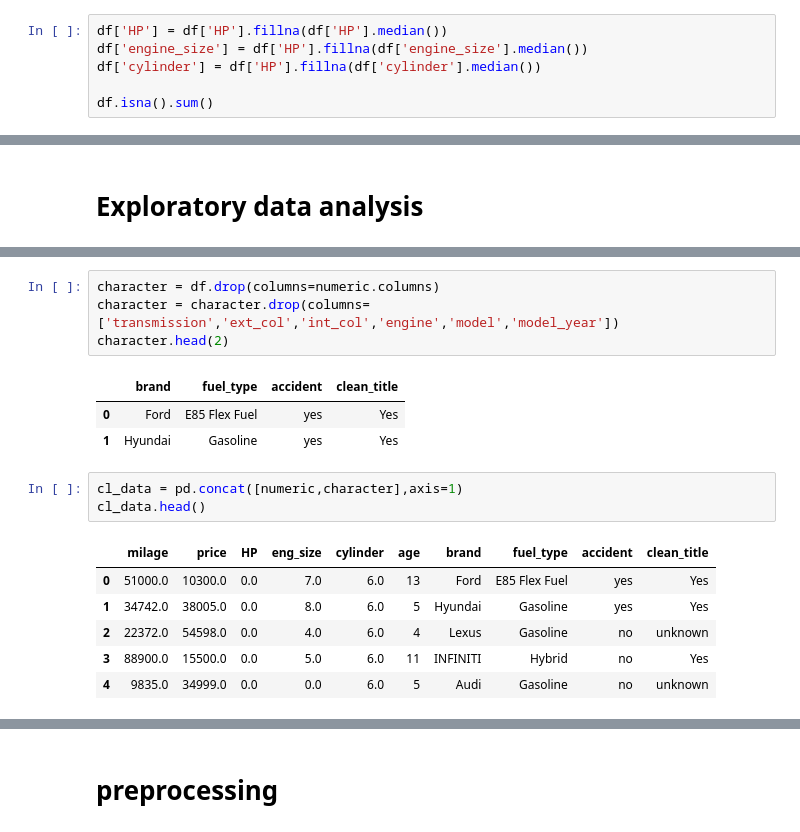
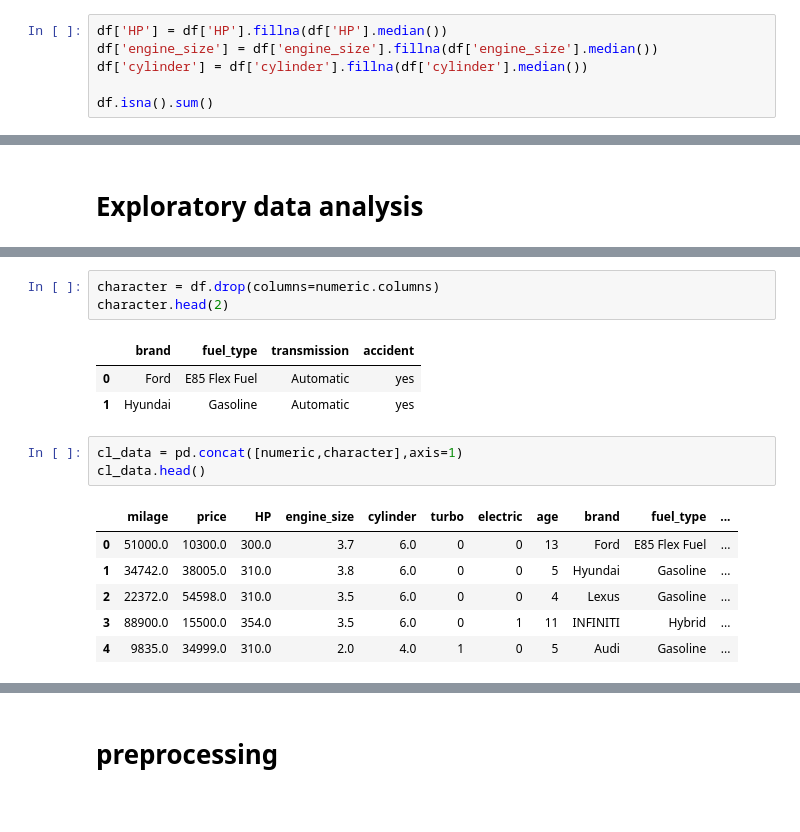
Before and after one commit to Yogesh-BCA-Ds/ML-Small-Projects_1, a Jupyter notebook: regression/Cars.ipynb, the cells around one changed output, grey strips where cells are left out. Cells and saved outputs as stored; diff of their text form.

```diff
--- a/regression/Cars.ipynb
+++ b/regression/Cars.ipynb
@@ -389,8 +385,8 @@ electric         0
 dtype: int64
 # %%
 df['HP'] = df['HP'].fillna(df['HP'].median())
-df['engine_size'] = df['HP'].fillna(df['engine_size'].median())
-df['cylinder'] = df['HP'].fillna(df['cylinder'].median())
+df['engine_size'] = df['engine_size'].fillna(df['engine_size'].median())
+df['cylinder'] = df['cylinder'].fillna(df['cylinder'].median())
 
 df.isna().sum()
 # %% [output]
@@ -483,18 +468,17 @@ numeric.describe(include='all')
 # %%
 character = df.drop(columns=numeric.columns)
-character = character.drop(columns=['transmission','ext_col','int_col','engine','model','model_year'])
 character.head(2)
 # %% [output]
-|  | brand | fuel_type | accident | clean_title |
-| 0 | Ford | E85 Flex Fuel | yes | Yes |
-| 1 | Hyundai | Gasoline | yes | Yes |
+|  | brand | fuel_type | transmission | accident |
+| 0 | Ford | E85 Flex Fuel | Automatic | yes |
+| 1 | Hyundai | Gasoline | Automatic | yes |
 # %%
 cl_data = pd.concat([numeric,character],axis=1)
 cl_data.head()
 # %% [output]
-|  | milage | price | HP | eng_size | cylinder | age | brand | fuel_type | accident | clean_title |
-| 0 | 51000.0 | 10300.0 | 0.0 | 7.0 | 6.0 | 13 | Ford | E85 Flex Fuel | yes | Yes |
-| 1 | 34742.0 | 38005.0 | 0.0 | 8.0 | 6.0 | 5 | Hyundai | Gasoline | yes | Yes |
-| 2 | 22372.0 | 54598.0 | 0.0 | 4.0 | 6.0 | 4 | Lexus | Gasoline | no | unknown |
-| 3 | 88900.0 | 15500.0 | 0.0 | 5.0 | 6.0 | 11 | INFINITI | Hybrid | no | Yes |
-| 4 | 9835.0 | 34999.0 | 0.0 | 0.0 | 6.0 | 5 | Audi | Gasoline | no | unknown |
+|  | milage | price | HP | engine_size | cylinder | turbo | electric | age | brand | fuel_type | ... |
+| 0 | 51000.0 | 10300.0 | 300.0 | 3.7 | 6.0 | 0 | 0 | 13 | Ford | E85 Flex Fuel | ... |
+| 1 | 34742.0 | 38005.0 | 310.0 | 3.8 | 6.0 | 0 | 0 | 5 | Hyundai | Gasoline | ... |
+| 2 | 22372.0 | 54598.0 | 310.0 | 3.5 | 6.0 | 0 | 0 | 4 | Lexus | Gasoline | ... |
+| 3 | 88900.0 | 15500.0 | 354.0 | 3.5 | 6.0 | 0 | 1 | 11 | INFINITI | Hybrid | ... |
+| 4 | 9835.0 | 34999.0 | 310.0 | 2.0 | 4.0 | 1 | 0 | 5 | Audi | Gasoline | ... |
```
Also changed, not shown: parts of 31 cells of this notebook.
